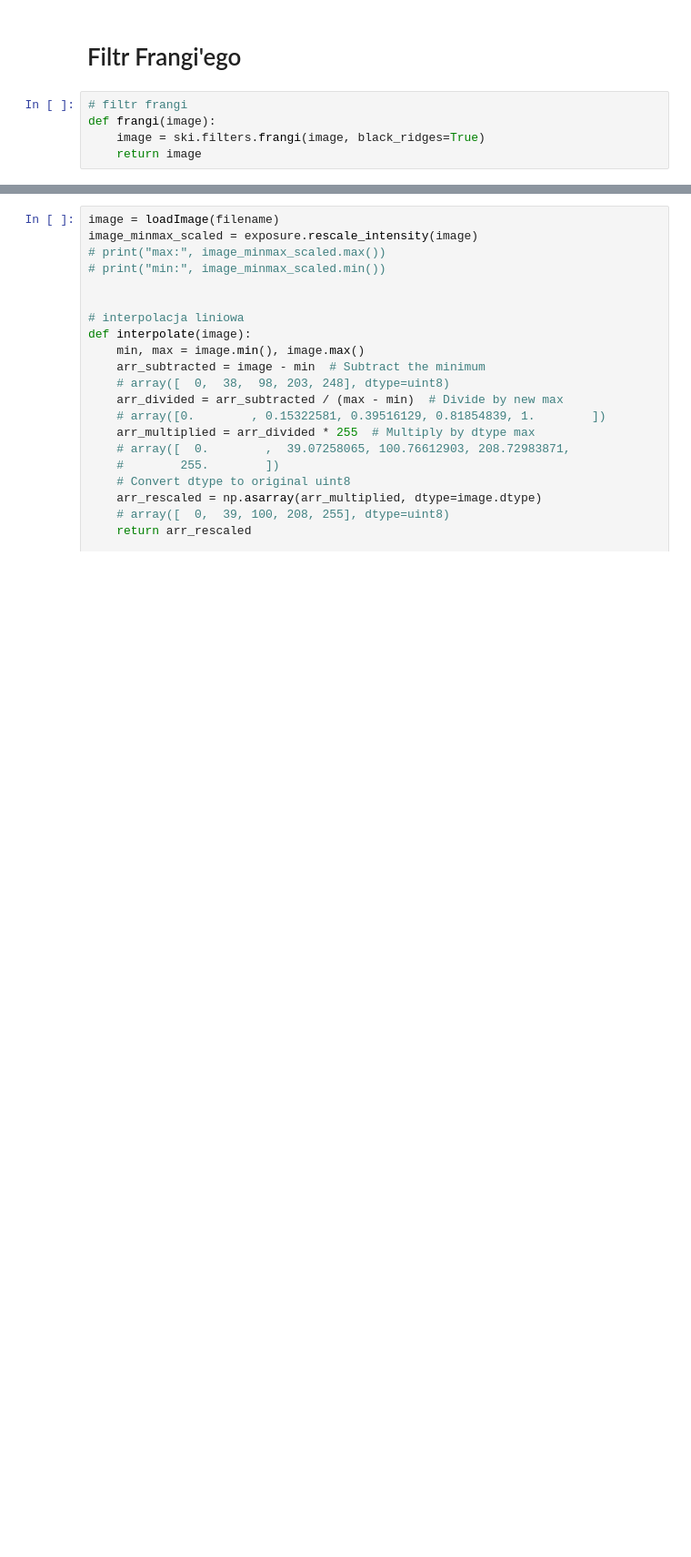
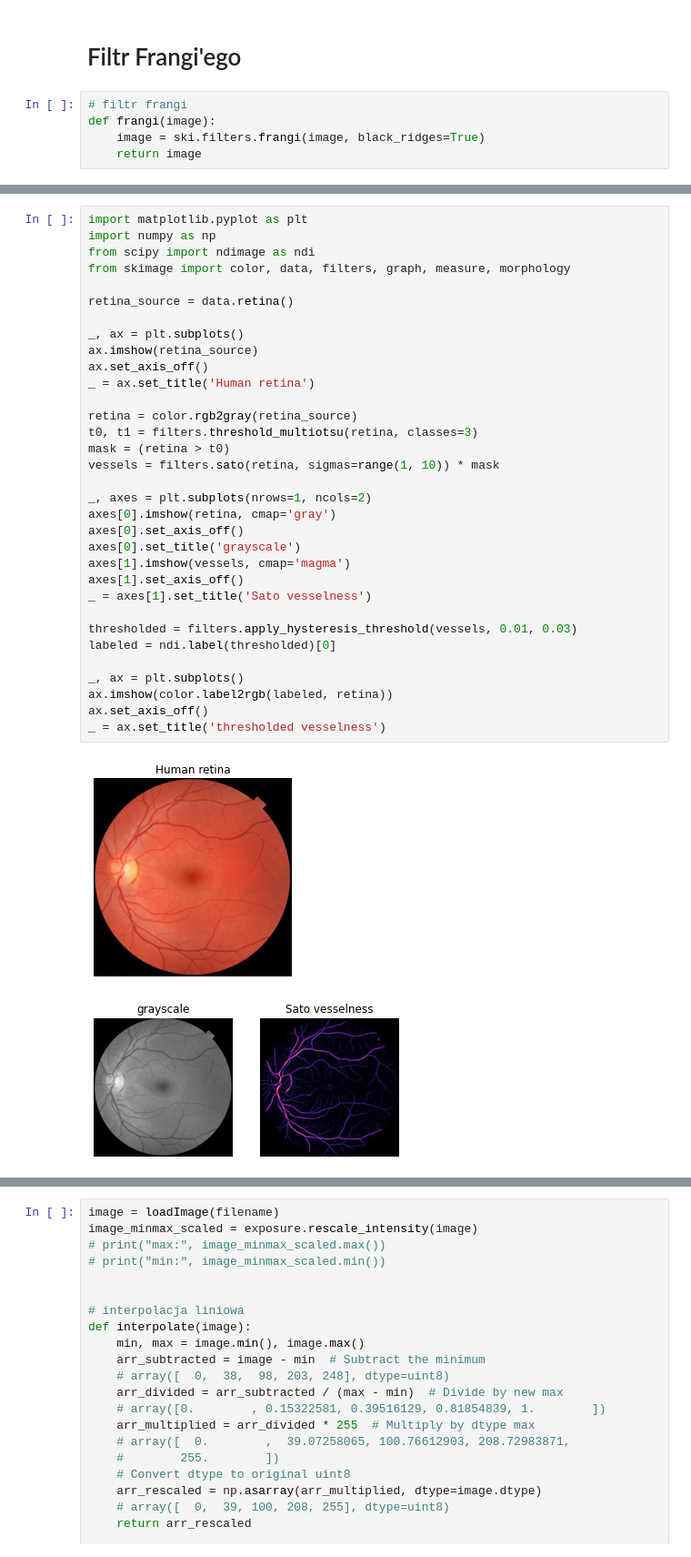
Before and after one commit to HelenaMaslowska/Segmenting-Retinal-Blood-Vessels-With-Deep-Neural-NetworksPlik, a Jupyter notebook: eye.ipynb, the cells around one changed output, grey strips where cells are left out. Shown at 91% size. Saved outputs shown, nothing was run; the diff lists cells and outputs as text; blank space fills up the shorter version.

```diff
--- a/eye.ipynb
+++ b/eye.ipynb
@@ -140,0 +156,36 @@ Frangi`s filter
+# %%
+import matplotlib.pyplot as plt
+import numpy as np
+from scipy import ndimage as ndi
+from skimage import color, data, filters, graph, measure, morphology
+
+retina_source = data.retina()
+
+_, ax = plt.subplots()
+ax.imshow(retina_source)
+ax.set_axis_off()
+_ = ax.set_title('Human retina')
+
+retina = color.rgb2gray(retina_source)
+t0, t1 = filters.threshold_multiotsu(retina, classes=3)
+mask = (retina > t0)
+vessels = filters.sato(retina, sigmas=range(1, 10)) * mask
+
+_, axes = plt.subplots(nrows=1, ncols=2)
+axes[0].imshow(retina, cmap='gray')
+axes[0].set_axis_off()
+axes[0].set_title('grayscale')
+axes[1].imshow(vessels, cmap='magma')
+axes[1].set_axis_off()
+_ = axes[1].set_title('Sato vesselness')
+
+thresholded = filters.apply_hysteresis_threshold(vessels, 0.01, 0.03)
+labeled = ndi.label(thresholded)[0]
+
+_, ax = plt.subplots()
+ax.imshow(color.label2rgb(labeled, retina))
+ax.set_axis_off()
+_ = ax.set_title('thresholded vesselness')
+# %% [output]
+[figure, added]
+[figure, added]
```
Also changed, not shown: parts of 2 cells of this notebook.
